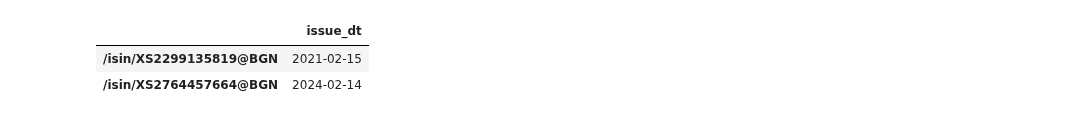
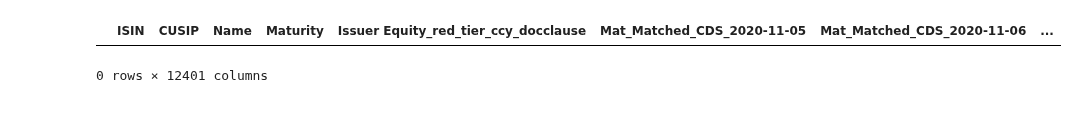
Before and after one commit to vasusharmaiiicm/53A.-HY-Bonds-Basis-Email, a Jupyter notebook: Part B4A - testing default bonds.ipynb, the cells around one changed output. Saved outputs shown, nothing was run; the diff lists cells and outputs as text; code cells hidden in the pictures.

```diff
--- a/Part B4A - testing default bonds.ipynb
+++ b/Part B4A - testing default bonds.ipynb
@@ -697,6 +697,7 @@ default_bonds = {'AVNT': '7 ⅛% due 30',
  'RTX': '5.4% due 35',
  'GSK': '1 ¾% due 30',
  'UBS': '0 ⅞% due 31',
+ 'INDON': '6 5/8% due 37',
                 }
 # %%
 # em = pd.read_excel(
@@ -813,13 +814,14 @@ for fam in ["EM","HY","IG","EUR_HY", 'EUR_IG', 'SNRFIN', 'SUBFIN']:
     x = plot_names[plot_names["Family"]==fam].copy()
     if len(x)>0:
         for item in x.index:
-            gen_plots(item, all_bonds, fam, i)
-            print(f"par scatter generated for {item} of fam {fam}")
-            i += 1
-            if fam == "HY" or fam == "EUR_HY":
-                gen_plots(item, uf100_scatter, fam, i, True, "100")
-                print(f"scatter generated for {item} of fam {fam} for 100")
+            if item not in ['PHILIP']:
+                gen_plots(item, all_bonds, fam, i)
+                print(f"par scatter generated for {item} of fam {fam}")
                 i += 1
-                gen_plots(item, uf500_scatter, fam, i, True, "500")
-                print(f"scatter generated for {item} of fam {fam} for 500")
-                i += 1
+                if fam == "HY" or fam == "EUR_HY":
+                    gen_plots(item, uf100_scatter, fam, i, True, "100")
+                    print(f"scatter generated for {item} of fam {fam} for 100")
+                    i += 1
+                    gen_plots(item, uf500_scatter, fam, i, True, "500")
+                    print(f"scatter generated for {item} of fam {fam} for 500")
+                    i += 1
@@ -847,14 +831,13 @@ df5a[df5a['Name'].apply(lambda x: x.split(' ')[0]=='DANBNK')]
 # %%
 df5a[df5a["Name"]=="NWL 6 ⅝ 09/15/29"]
 # %%
-bac = df5a[df5a["Name"].apply(lambda x: x.split(" ")[0]=="DANBNK")]#[["Basis_2025-10-02"]].copy()
+bac = df5a[df5a["Name"].apply(lambda x: x.split(" ")[0]=="PHILIP")]#[["Basis_2025-10-02"]].copy()
 bac
-# bac = df5a[df5a["Name"].apply(lambda x: x.split(" ")[0]=="NWL")].iloc[:,:4]
-bac
-is_dt = blp.bdp(tickers=["/isin/"+item+"@BGN" for item in bac["ISIN"].to_list()],flds="ISSUE_DT")
-is_dt
+# bac = df5a[df5a["Name"].apply(lambda x: x.split(" ")[0]=="PHILIP")].iloc[:,:4]
+# bac
+# is_dt = blp.bdp(tickers=["/isin/"+item+"@BGN" for item in bac["ISIN"].to_list()],flds="ISSUE_DT")
+# is_dt
 # %% [output]
-|  | issue_dt |
-| /isin/XS2299135819@BGN | 2021-02-15 |
-| /isin/XS2764457664@BGN | 2024-02-14 |
+|  | ISIN | CUSIP | Name | Maturity | Issuer Equity_red_tier_ccy_docclause | Mat_Matched_CDS_2020-11-05 | Mat_Matched_CDS_2020-11-06 | ... |
+0 rows × 12401 columns
 # %%
```
Also changed, not shown: parts of 4 cells of this notebook, 5 other files.
